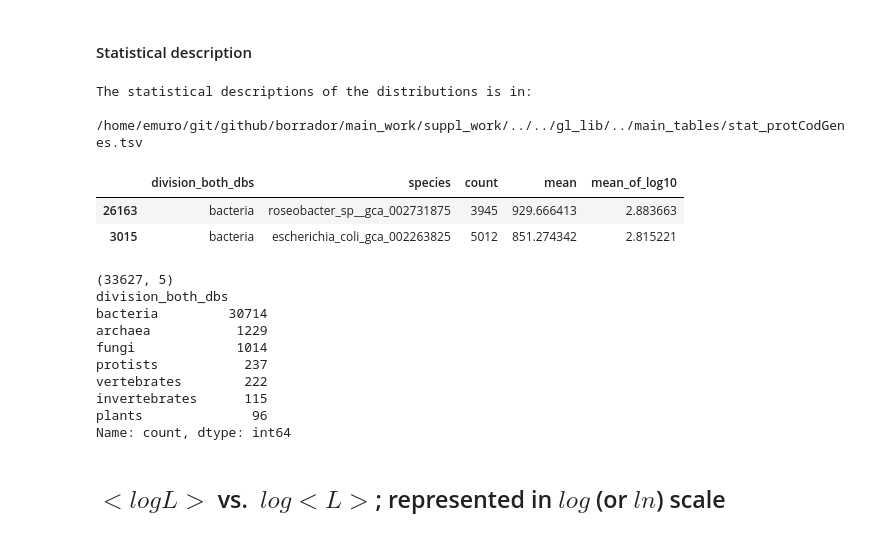
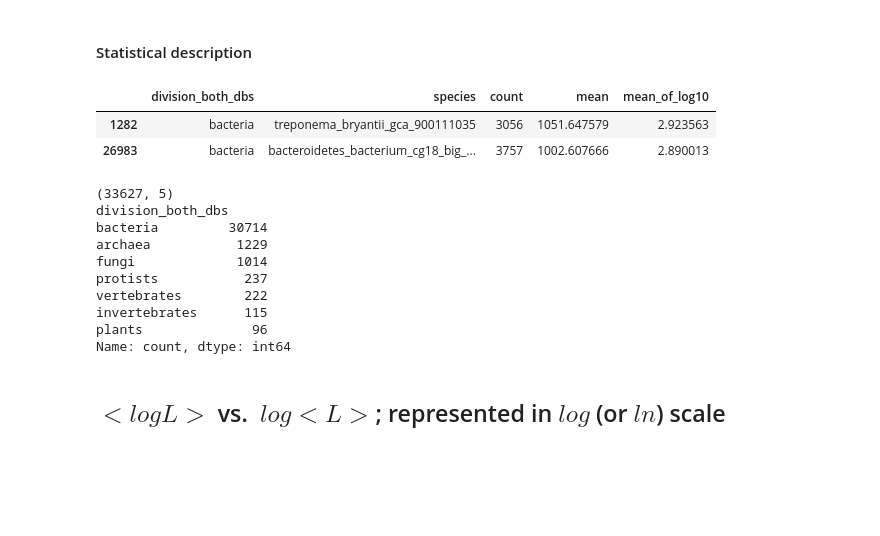
Before and after one commit to emuro/borrador, a Jupyter notebook: main_work/suppl_work/meanOfLn_lnOfMean_workinOn.ipynb, the cells around one changed output. Cells and saved outputs as stored; diff of their text form; code cells hidden in the pictures; blank space fills up the shorter version.

```diff
--- a/main_work/suppl_work/meanOfLn_lnOfMean_workinOn.ipynb
+++ b/main_work/suppl_work/meanOfLn_lnOfMean_workinOn.ipynb
@@ -23,39 +23,38 @@ BOOL_GENES_OR_PROTEINS = "GENES" # GENES or PROTEINS
 # %%
 # statistics on length distributions
 if BOOL_GENES_OR_PROTEINS == "GENES":
     stat_file = c.STAT_G_FILE
 elif BOOL_GENES_OR_PROTEINS == "PROTEINS":
     stat_file = c.STAT_P_FILE
-print("The statistical descriptions of the distributions is in:\n", \
-    stat_file, "\n")
+if 0:
+    print("The statistical descriptions of the distributions is in:\n", \
+        stat_file, "\n")
 
 # retrieve data and diminish the number of columns
 stat_df = pd.read_csv(stat_file, low_memory=False, sep="\t")
 stat_df = stat_df[["division_both_dbs", "species", "count", "mean", "log10_mean"]]
 stat_df = stat_df.rename(columns={'log10_mean': 'mean_of_log10'})
 
 # visualize data
 if 1:
     pd.set_option('display.max_columns', len(stat_df.columns))
     display(stat_df.sample(2))
     print(stat_df.shape)
     print(stat_df["division_both_dbs"].value_counts())
 # %% [output]
+|  | division_both_dbs | species | count | mean | mean_of_log10 |
+| 1282 | bacteria | treponema_bryantii_gca_900111035 | 3056 | 1051.647579 | 2.923563 |
+| 26983 | bacteria | bacteroidetes_bacterium_cg18_big_... | 3757 | 1002.607666 | 2.890013 |
-The statistical descriptions of the distributions is in:
- /home/emuro/git/github/borrador/main_work/suppl_work/../../gl_lib/../main_tables/stat_protCodGenes.tsv
+(33627, 5)
+division_both_dbs
+bacteria         30714
+archaea           1229
+fungi             1014
+protists           237
+vertebrates        222
+invertebrates      115
+plants              96
+Name: count, dtype: int64
-|  | division_both_dbs | species | count | mean | mean_of_log10 |
-| 26163 | bacteria | roseobacter_sp__gca_002731875 | 3945 | 929.666413 | 2.883663 |
-| 3015 | bacteria | escherichia_coli_gca_002263825 | 5012 | 851.274342 | 2.815221 |
-(33627, 5)
-division_both_dbs
-bacteria         30714
-archaea           1229
-fungi             1014
-protists           237
-vertebrates        222
-invertebrates      115
-plants              96
-Name: count, dtype: int64
 # %% [markdown]
 ## $<log L>$ vs. ${}$ $log <L>$; represented in $log$ (or $ln$) scale
 # %% [markdown]
```
Also changed, not shown: parts of 6 cells of this notebook, 1 other file.
